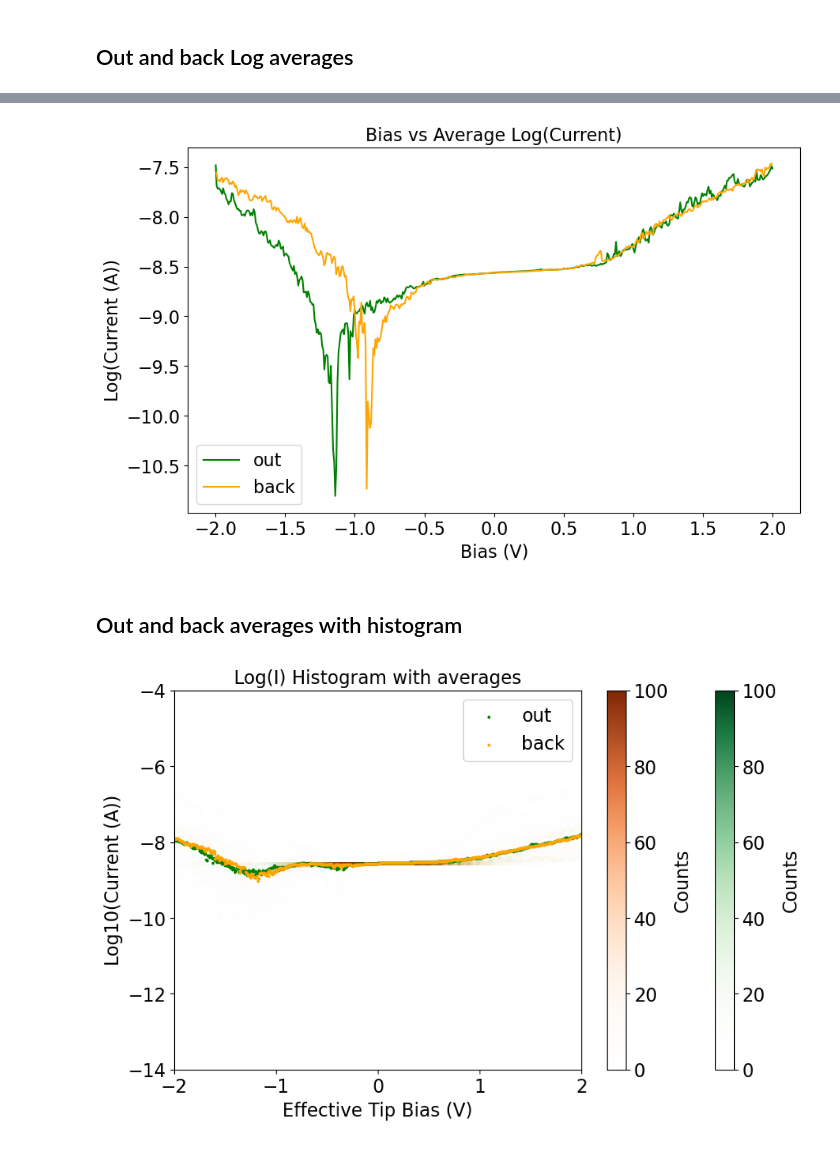
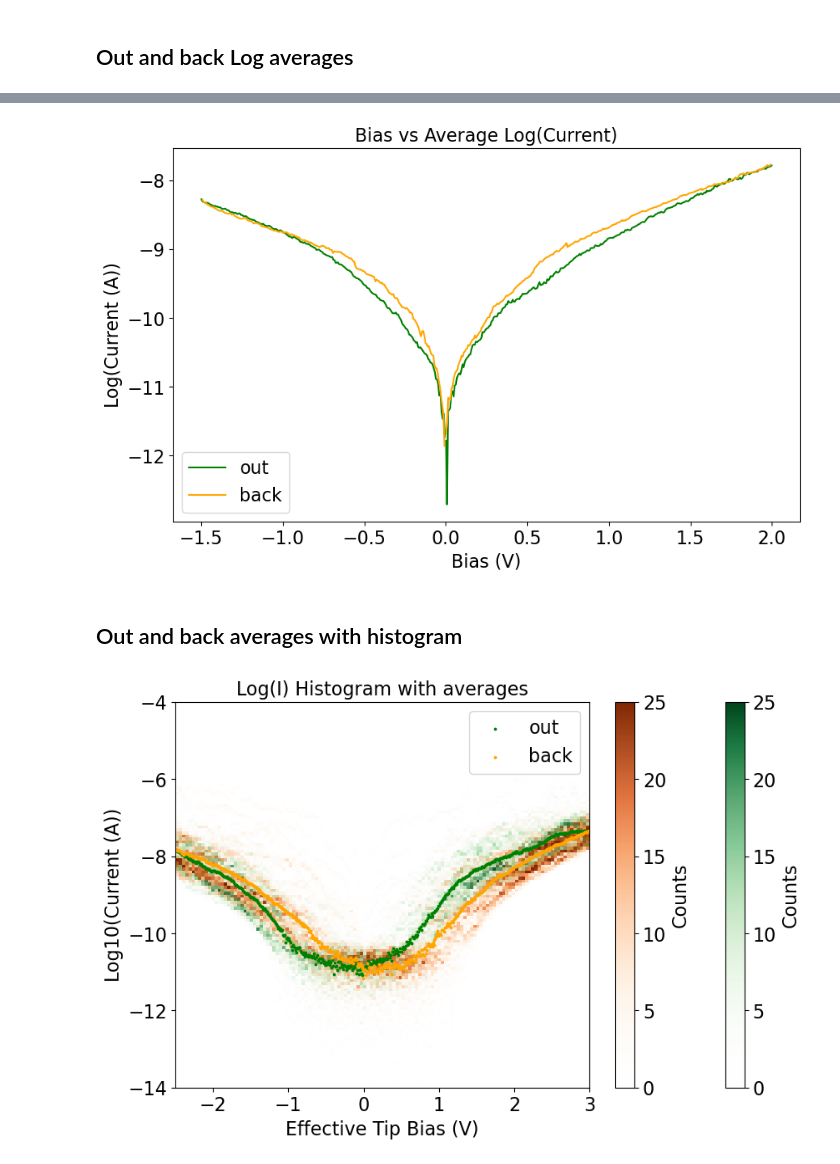
Before and after one commit to jamesnewson/FX40-CAFM-Analysis, a Jupyter notebook: FX40_CAFM_Plotting.ipynb, the cells around one changed output, grey strips where cells are left out. Saved outputs shown, nothing was run; the diff lists cells and outputs as text; code cells hidden in the pictures.

```diff
--- a/FX40_CAFM_Plotting.ipynb
+++ b/FX40_CAFM_Plotting.ipynb
@@ -47,10 +47,11 @@ Run this once whenever you want to import a new dataset to analyse, you should t
 
 Be sure to remember the new \Processed folder that gets created when the data is loaded in the FX40_Load code
 # %%
-folder = r"C:\Users\newsonj\OneDrive - Lancaster University\Documents\PhD\Electrospray\Fused Porphyrin\fP2\2026-10-01 new 100ugml 1hr\2026-10-02 JN fP2\CAFM\-2V - 2V\Area 3\Processed"
+folder = r"C:\Users\newsonj\OneDrive - Lancaster University\Documents\PhD\Electrospray\Fused Porphyrin\fP2\2026-10-01 new 100ugml 1hr\AFM\CAFM\-2V - 2V\Area 2\Processed"
 #file = "FX40_Spectroscopy_Data.pkl"
 #file = "FX40_Spectroscopy_Data_corrected.pkl"
-file = "FX40_Spectroscopy_Data_Filtered.pkl"
+#file = "FX40_Spectroscopy_Data_Filtered.pkl"
+file = "FX40_Spectroscopy_Data_Filtered_Calibrated.pkl"
 
 data = pd.read_pickle(folder + "\\" + file)
 for idx, row in data.iterrows(): # Ensure all arrays in the row have the same length by padding with NaNs
@@ -64,9 +65,9 @@ for idx, row in data.iterrows(): # Ensure all arrays in the row have the same le
 print(data.head())
 
 def save_plots(folder, title):
-    if "Normalized_Filtered" in file:
-        plt.savefig(folder + "\\Filtered Normalized "+ title + " .svg", dpi=300, bbox_inches='tight')
-        plt.savefig(folder + "\\Filtered Normalized "+ title + " .png", dpi=300, bbox_inches='tight')
+    if "Filtered_Calibrated" in file:
+        plt.savefig(folder + "\\Filtered Calibrated "+ title + " .svg", dpi=300, bbox_inches='tight')
+        plt.savefig(folder + "\\Filtered Calibrated "+ title + " .png", dpi=300, bbox_inches='tight')
     elif "Filtered" in file:
         plt.savefig(folder + "\\Filtered "+ title + " .svg", dpi=300, bbox_inches='tight')
         plt.savefig(folder + "\\Filtered "+ title + " .png", dpi=300, bbox_inches='tight')
@@ -439,7 +440,7 @@ plt.legend()
 
 plt.show()
 # %% [output]
-[figure, old version]
+[figure, new version]
 # %% [markdown]
 ## Out and back averages with histogram
 # %%
@@ -458,39 +459,39 @@ plt.figure(figsize=(10, 6))
 hist1 = plt.hist2d(np.concatenate(outDataP["Bias"].values),
                    np.concatenate(outDataP["Log(Current)"].values),
                    bins=(128,128), cmap=fading_green,
-                   range=((-2,2),(-14,-4)), #change range to adjust the x and y axis ranges or comment out for automatic scaling
-                   vmin = 0, vmax = 100) #change vmin and vmax to adjust the color scale range
+                   range=((-2.5,3),(-14,-4)), #change range to adjust the x and y axis ranges or comment out for automatic scaling
+                   vmin = 0, vmax = 25) #change vmin and vmax to adjust the color scale range
 hist2 = plt.hist2d(np.concatenate(backDataP["Bias"].values),
                    np.concatenate(backDataP["Log(Current)"].values),
                    bins=(128,128), cmap=fading_orange,
-                   range=((-2,2),(-14,-4)), #change range to adjust the x and y axis ranges or comment out for automatic scaling
-                   vmin = 0, vmax = 100) #change vmin and vmax to adjust the color scale range
+                   range=((-2.5,3),(-14,-4)), #change range to adjust the x and y axis ranges or comment out for automatic scaling
+                   vmin = 0, vmax = 25) #change vmin and vmax to adjust the color scale range
 hist3 = plt.hist2d(np.concatenate(outDataN["Bias"].values),
                    np.concatenate(outDataN["Log(Current)"].values),
                    bins=(128,128), cmap=fading_green,
-                   range=((-2,2),(-14,-4)), #change range to adjust the x and y axis ranges or comment out for automatic scaling
-                   vmin = 0, vmax = 100) #change vmin and vmax to adjust the color scale range
+                   range=((-2.5,3),(-14,-4)), #change range to adjust the x and y axis ranges or comment out for automatic scaling
+                   vmin = 0, vmax = 25) #change vmin and vmax to adjust the color scale range
 hist4 = plt.hist2d(np.concatenate(backDataN["Bias"].values),
                    np.concatenate(backDataN["Log(Current)"].values),
                    bins=(128,128), cmap=fading_orange,
-                   range=((-2,2),(-14,-4)), #change range to adjust the x and y axis ranges or comment out for automatic scaling
-                   vmin = 0, vmax = 100) #change vmin and vmax to adjust the color scale range
+                   range=((-2.5,3),(-14,-4)), #change range to adjust the x and y axis ranges or comment out for automatic scaling
+                   vmin = 0, vmax = 25) #change vmin and vmax to adjust the color scale range
 plt.colorbar(hist1[3], label="Counts", orientation="vertical")
 plt.colorbar(hist4[3], label="Counts", orientation="vertical")
 
 plt.scatter(outDataP["Bias"].iloc[0], outCurrentPAvg, label="out", color="green", s=3)
 plt.scatter(backDataP["Bias"].iloc[0], backCurrentPAvg, label="back", color="orange", s=3)
 plt.scatter(outDataN["Bias"].iloc[0], outCurrentNAvg, color="green", s=3)
 plt.scatter(backDataN["Bias"].iloc[0], backCurrentNAvg, color="orange", s=3)
 
 plt.xlabel("Effective Tip Bias (V)")
 if "Normalized" in file:
     plt.ylabel("Log10(Current (A)) per molecule")
 else:
     plt.ylabel("Log10(Current (A))")
 plt.title(title)
 plt.legend()
 save_plots(folder, title)
 plt.show()
 # %% [output]
-[figure, old version]
+[figure, new version]
```
Also changed, not shown: parts of 7 cells of this notebook, 2 other files.
